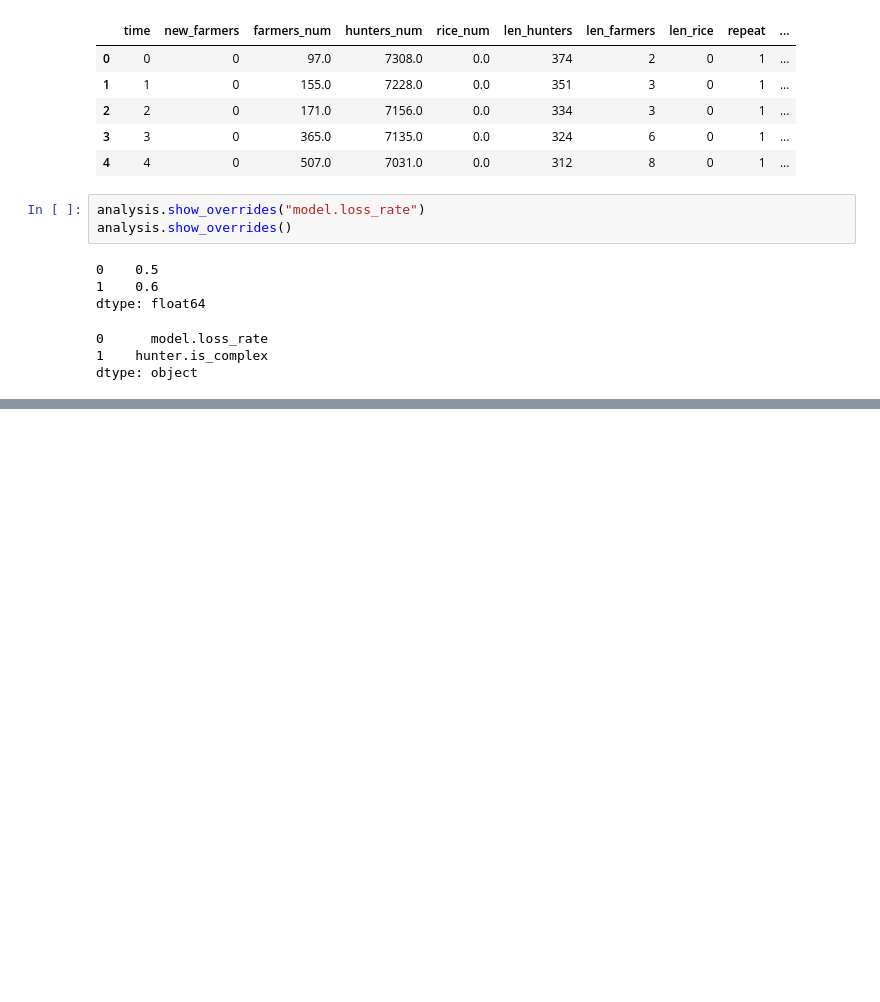
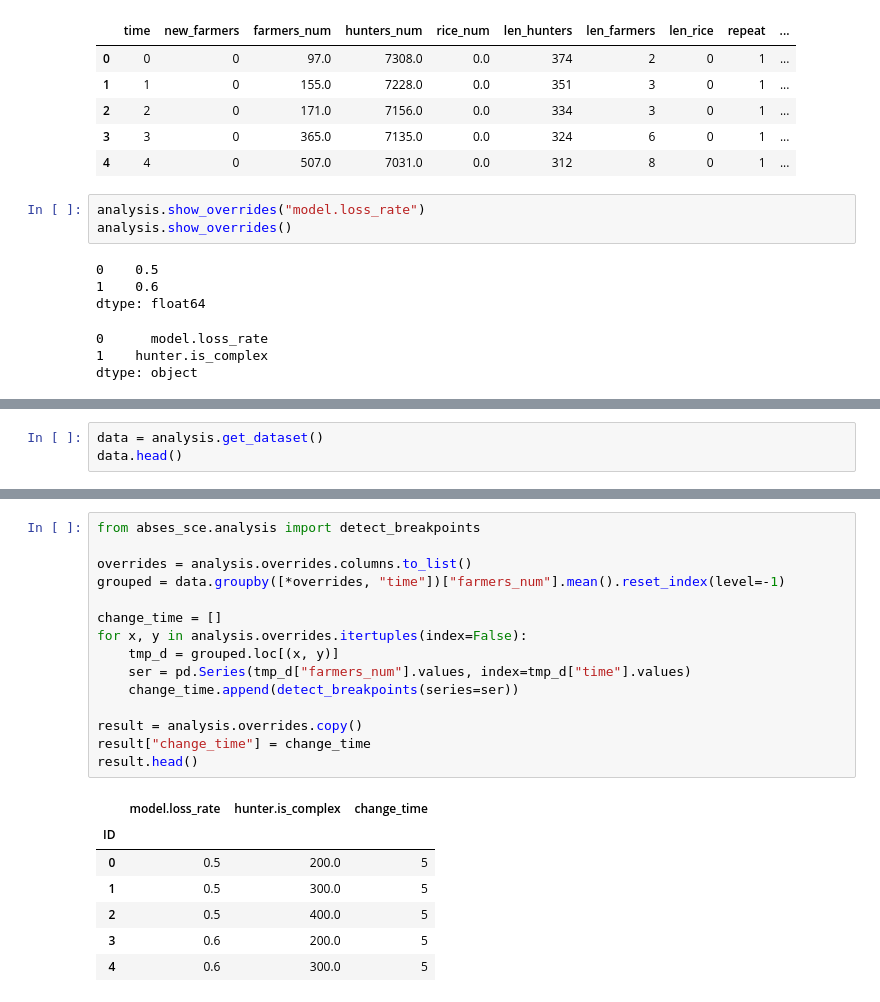
Before and after one commit to SongshGeo/South-China-Livehood-Evolution, a Jupyter notebook: exp.ipynb, the cells around one changed output, grey strips where cells are left out. Drawn from its saved outputs; the diff is of its cells as text; blank space fills up the shorter version.

Commit message:
feat(analysis): :sparkles: 现在可以检测人数哪一年发生了变化

```diff
--- a/exp.ipynb
+++ b/exp.ipynb
@@ -65,0 +66,3 @@ analysis.grid_stackplots("num")
+# %%
+data = analysis.get_dataset()
+data.head()
@@ -65,0 +76,23 @@ analysis.grid_stackplots("num")
+# %%
+from abses_sce.analysis import detect_breakpoints
+
+overrides = analysis.overrides.columns.to_list()
+grouped = data.groupby([*overrides, "time"])["farmers_num"].mean().reset_index(level=-1)
+
+change_time = []
+for x, y in analysis.overrides.itertuples(index=False):
+    tmp_d = grouped.loc[(x, y)]
+    ser = pd.Series(tmp_d["farmers_num"].values, index=tmp_d["time"].values)
+    change_time.append(detect_breakpoints(series=ser))
+
+result = analysis.overrides.copy()
+result["change_time"] = change_time
+result.head()
+# %% [output]
+|  | model.loss_rate | hunter.is_complex | change_time |
+| ID |  |  |  |
+| 0 | 0.5 | 200.0 | 5 |
+| 1 | 0.5 | 300.0 | 5 |
+| 2 | 0.5 | 400.0 | 5 |
+| 3 | 0.6 | 200.0 | 5 |
+| 4 | 0.6 | 300.0 | 5 |
```
Also changed, not shown: parts of 2 cells of this notebook, 2 other files.
